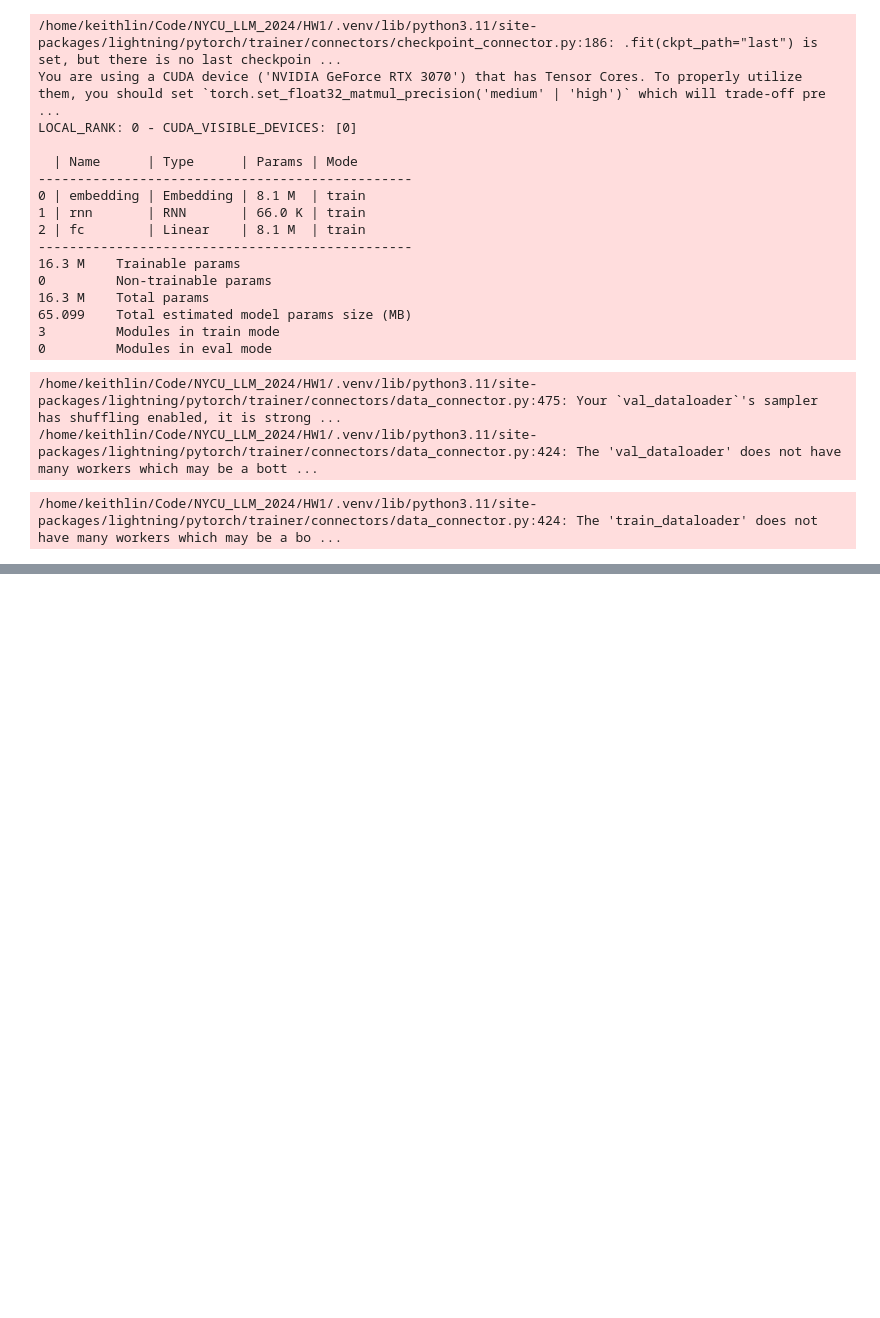
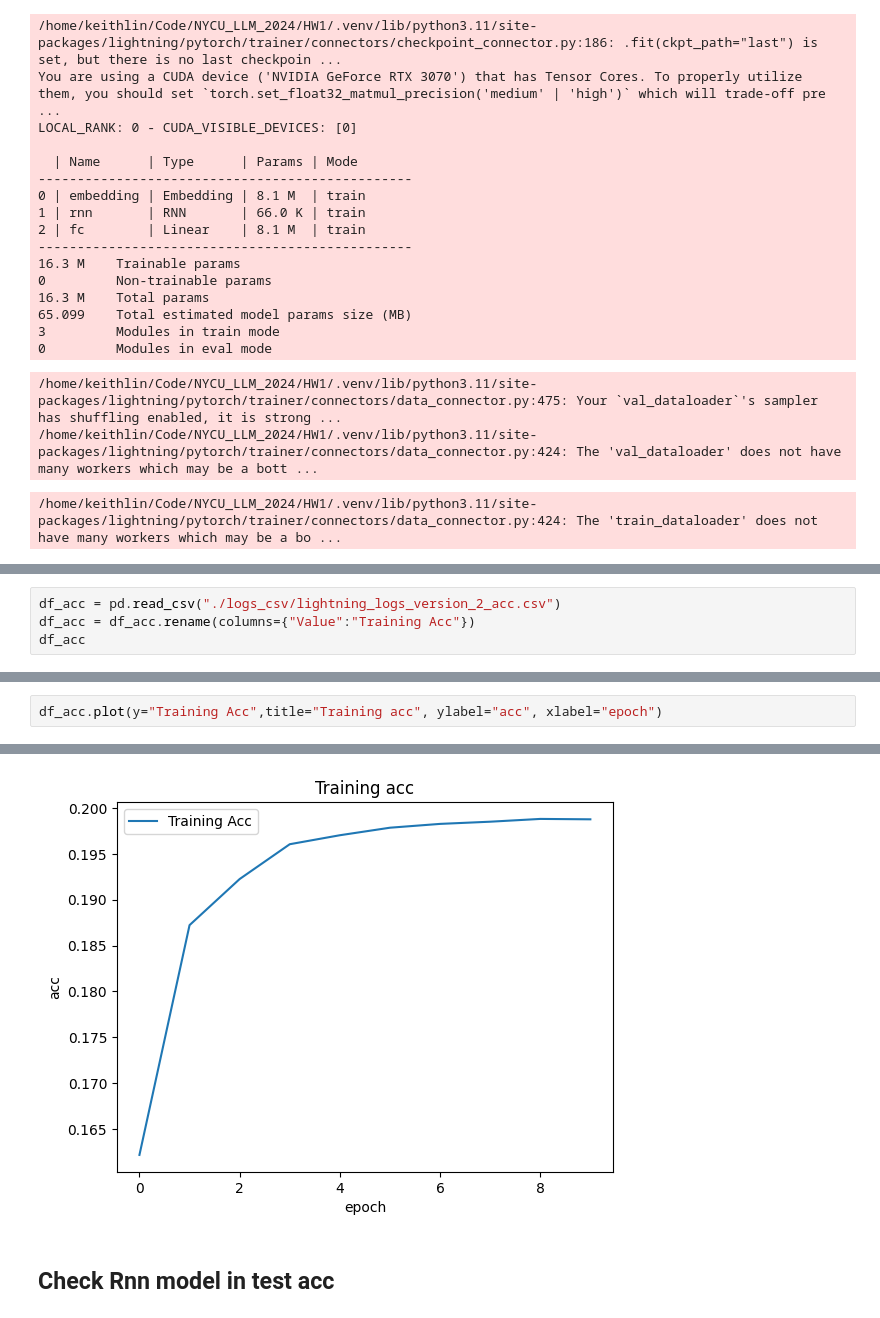
Before and after one commit to KeithLin724/NYCU_LLM_2024, a Jupyter notebook: HW1/hw1_1_313511068.ipynb, the cells around one changed output, grey strips where cells are left out. Cells and saved outputs as stored; diff of their text form; blank space fills up the shorter version.

```diff
--- a/HW1/hw1_1_313511068.ipynb
+++ b/HW1/hw1_1_313511068.ipynb
@@ -387,0 +407,4 @@ LOCAL_RANK: 0 - CUDA_VISIBLE_DEVICES: [0]
+# %%
+df_acc = pd.read_csv("./logs_csv/lightning_logs_version_2_acc.csv")
+df_acc = df_acc.rename(columns={"Value":"Training Acc"})
+df_acc
@@ -387,0 +423,3 @@ LOCAL_RANK: 0 - CUDA_VISIBLE_DEVICES: [0]
+# %%
+df_acc.plot(y="Training Acc",title="Training acc", ylabel="acc", xlabel="epoch")
+# %% [output]
@@ -387,0 +427,3 @@ LOCAL_RANK: 0 - CUDA_VISIBLE_DEVICES: [0]
+[figure, added]
+# %% [markdown]
+## Check Rnn model in test acc
```
Also changed, not shown: parts of 13 cells of this notebook, 2 other files.
